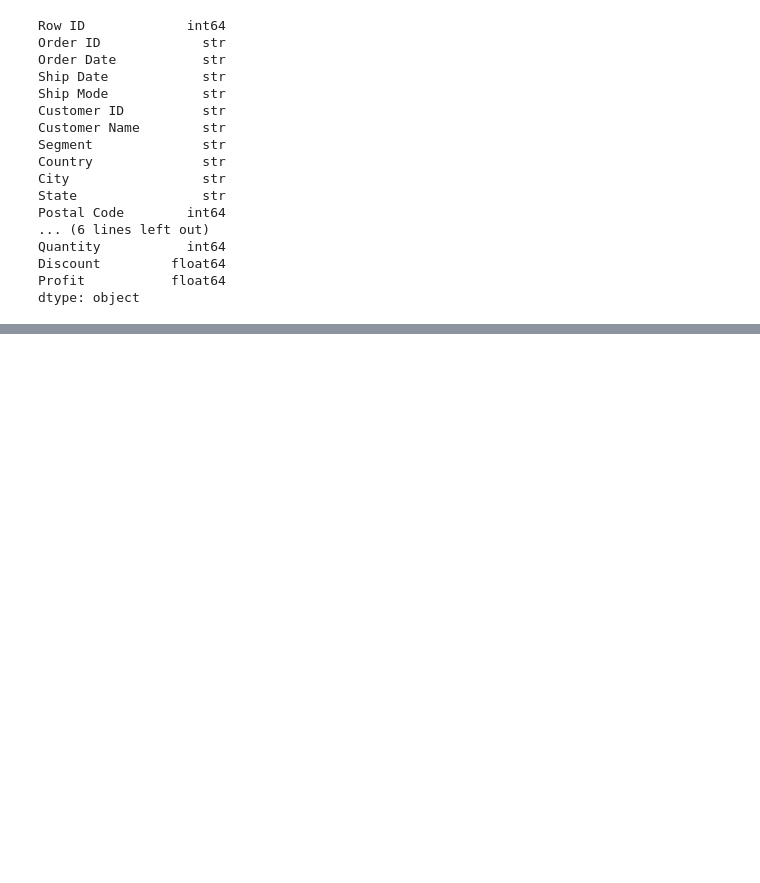
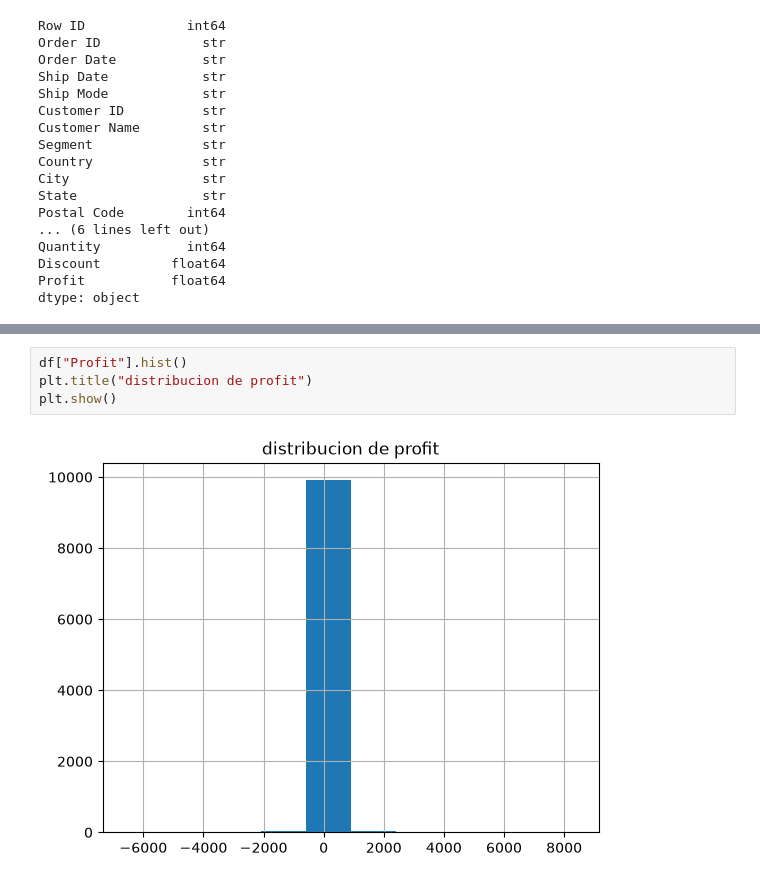
Before and after one commit to kevinyaelvillalpandomartinez-tech/RetailPulse-Analytics, a Jupyter notebook: notebooks/01_Data_Understanding.ipynb, the cells around one changed output, grey strips where cells are left out. Drawn from its saved outputs; the diff is of its cells as text; blank space fills up the shorter version.

```diff
--- a/notebooks/01_Data_Understanding.ipynb
+++ b/notebooks/01_Data_Understanding.ipynb
@@ -114,0 +308,6 @@ Ship Date
+# %%
+df["Profit"].hist()
+plt.title("distribucion de profit")
+plt.show()
+# %% [output]
+[figure, added]
```
Also changed, not shown: parts of 34 cells of this notebook.
